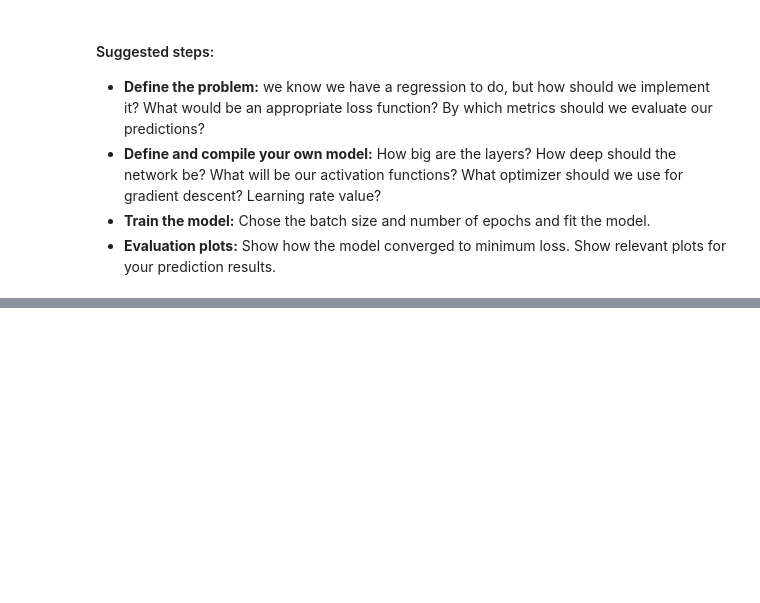
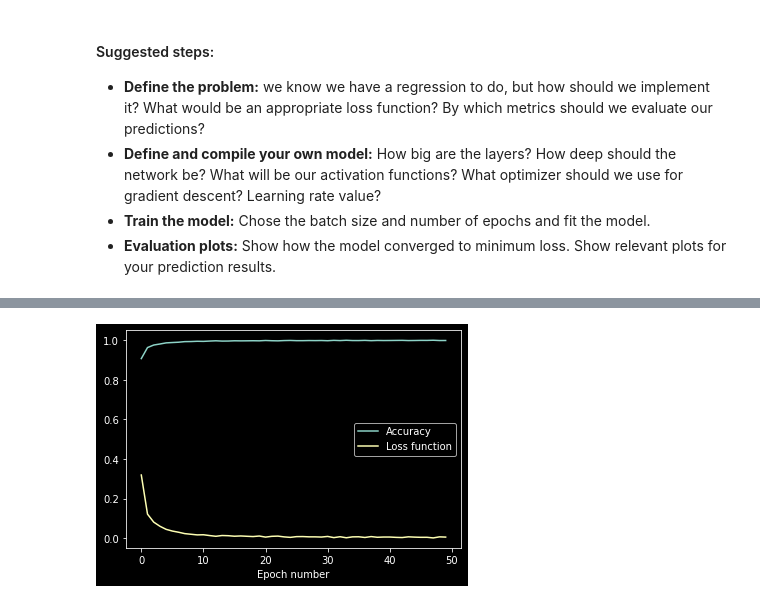
Before and after one commit to imdinu/onboarding-ml, a Jupyter notebook: 04. Tensorflow Intro/neural-networks.ipynb, the cells around one changed output, grey strips where cells are left out. Drawn from its saved outputs; the diff is of its cells as text; code cells hidden in the pictures; blank space fills up the shorter version.

```diff
--- a/04. Tensorflow Intro/neural-networks.ipynb
+++ b/04. Tensorflow Intro/neural-networks.ipynb
@@ -465,0 +531,12 @@ NameError: name 'tf' is not defined
+# %%
+neural_model.evaluate(x_test, y_test)
+
+plt.figure()
+plt.plot(np.arange(epochs), history.history["sparse_categorical_accuracy"],
+        label="Accuracy")
+plt.plot(np.arange(epochs), history.history["loss"],
+        label="Loss function")
+plt.legend()
+plt.xlabel("Epoch number")
+plt.show()
+# %% [output]
@@ -465,0 +544 @@ NameError: name 'tf' is not defined
+[figure, added]
```
Also changed, not shown: parts of 13 cells of this notebook.
